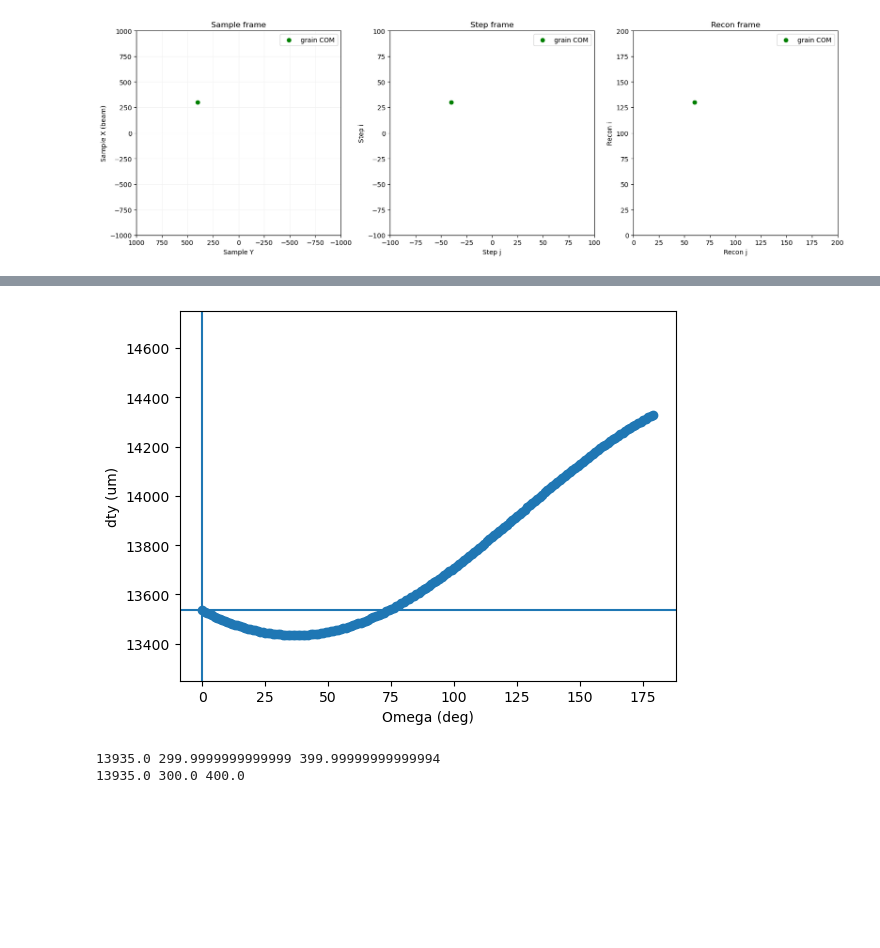
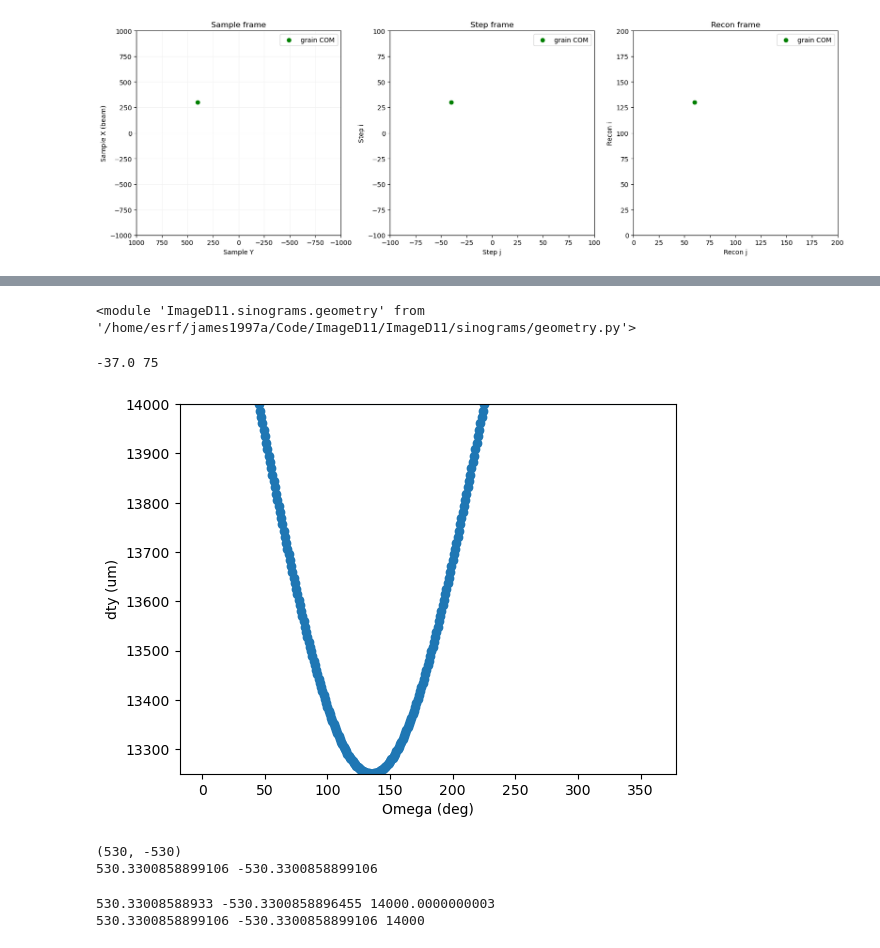
Before and after one commit to FABLE-3DXRD/ImageD11, a Jupyter notebook: sandbox/scanning_geometry.ipynb, the cells around one changed output, grey strips where cells are left out. Cells and saved outputs as stored; diff of their text form; code cells hidden in the pictures; blank space fills up the shorter version.

```diff
--- a/sandbox/scanning_geometry.ipynb
+++ b/sandbox/scanning_geometry.ipynb
@@ -468,0 +456,42 @@ dty = geometry.dty_values_grain_in_beam(sx, sy, y0, omega)
+# %%
+import importlib
+importlib.reload(geometry)
+# %% [output]
+<module 'ImageD11.sinograms.geometry' from '/home/esrf/james1997a/Code/ImageD11/ImageD11/sinograms/geometry.py'>
+# %%
+y0 = ( 14 * 1000 ) # um
+# we thought y0 was 14 mm which is what we scanned across
+# in a weird sorta-half-acquisition way
+
+ystep = 10  # microns
+ymin = 14 * 1000 - 750
+ymax = 14 * 1000
+
+yrange = ymax - ymin
+ny = int(yrange // ystep) + 1
+ybincens = np.linspace(ymin, ymax, ny)
+
+omega = np.arange(0, 361, 1)  # 1 degree step
+
+# hypotenuse length is max extent
+# 750 um
+sx = 750 / np.sqrt(2)
+sy = -750.0 / np.sqrt(2)
+
+dty = geometry.dty_values_grain_in_beam(sx, sy, y0, omega)
+dtyi = geometry.dty_to_dtyi(dty, ystep, ybincens[0])
+
+# construct a sinogram
+sino = np.zeros((ny, len(omega)), dtype=float)
+
+for i in range(sino.shape[0]):  # ny
+    for j in range(sino.shape[1]):  # omega
+        # use dtyi_calc as a lookup table from omega index
+        this_dtyi = dtyi[j]
+        sino[i, j] = 1/(50*np.cbrt((np.abs(i - this_dtyi)))+0.01)
+
+shift, pad = geometry.sino_shift_and_pad(y0, ny, ymin, ystep)
+print(shift, pad)
+recon = run_iradon(sino, omega, pad=pad + 10, shift=shift)
+# %% [output]
+-37.0 75
@@ -469,28 +501,36 @@ dty = geometry.dty_values_grain_in_beam(sx, sy, y0, omega)
 # %%
 fig, ax = plt.subplots()
 ax.scatter(omega, dty)
 ax.set_xlabel("Omega (deg)")
 ax.set_ylabel("dty (um)")
 ax.set_ylim(ybincens.min(), ybincens.max())
+plt.axhline(y0)
 
 # grain is a 3,4,5 triangle
 # at omega = 0, sample should be in the beam when dty is at (-sample_y) + y0
 
-plt.axhline(y0 - sy)  # dty
-plt.axvline(0)  # omega
+# plt.axhline(y0 - sy)  # dty
+# plt.axvline(0)  # omega
 plt.show()
 # %% [output]
-[figure, old version]
+[figure, new version]
 # %%
-# can we recover the sample position from the sinogram?
+# can we recover the sample position from the reconstruction?
+ri, rj = np.where(recon == recon.max())
+ri = ri[0]
+rj = rj[0]
+print(geometry.recon_to_sample(ri, rj, recon.shape, ystep))
+print(sx, sy)
+# %% [output]
+(530, -530)
+530.3300858899106 -530.3300858899106
-# %%
-sx_calc, sy_calc, y0_calc = geometry.sx_sy_y0_from_dty_omega(dty, omega)
-
-
-print(y0_calc, sx_calc, sy_calc)
-print(y0, sx, sy)
-# %% [output]
-13935.0 299.9999999999999 399.99999999999994
-13935.0 300.0 400.0
+# %%
+# can we get the sample position from the dty curve?
+sx_calc, sy_calc, y0_calc = geometry.sx_sy_y0_from_dty_omega(dty, omega)
+print(sx_calc, sy_calc, y0_calc)
+print(sx, sy, y0)
+# %% [output]
+530.33008588933 -530.3300858896455 14000.0000000003
+530.3300858899106 -530.3300858899106 14000
 # %%
 # let's investigate dtyi
```
Also changed, not shown: parts of 39 cells of this notebook, 5 other files.
